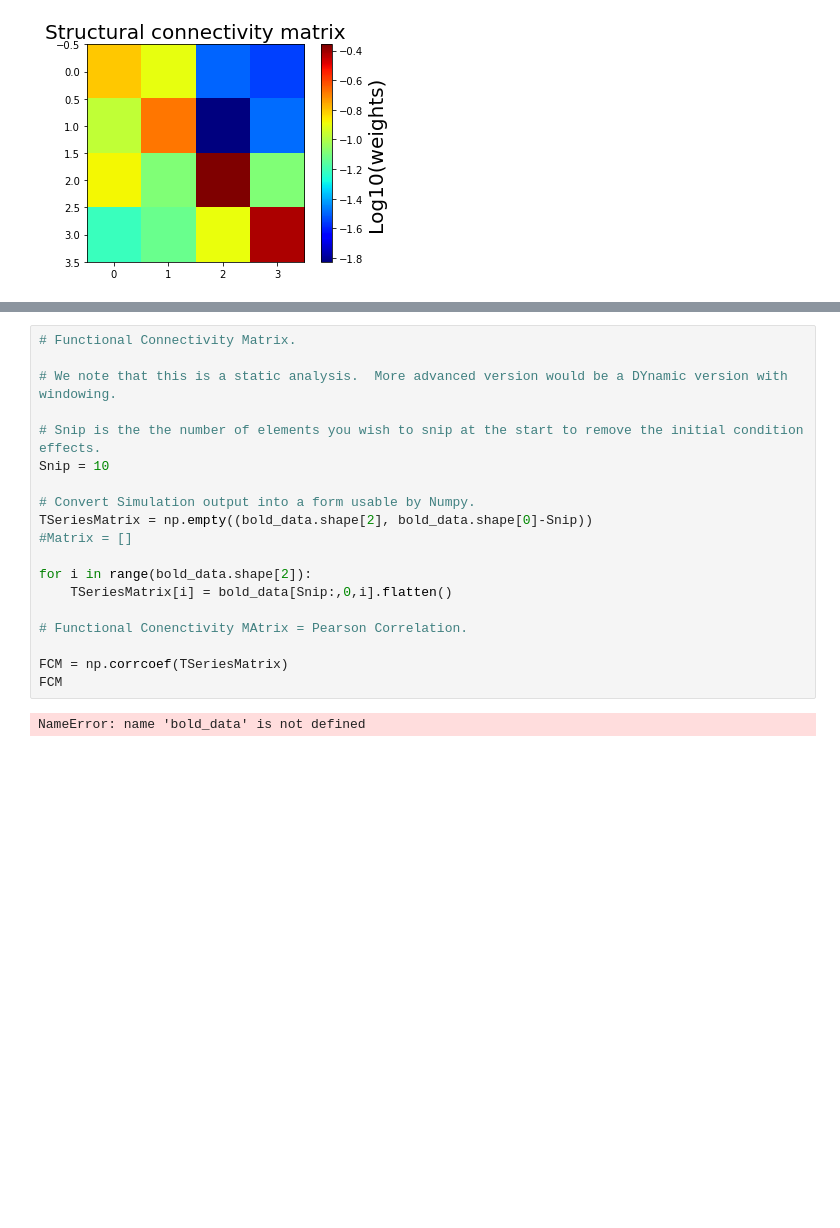
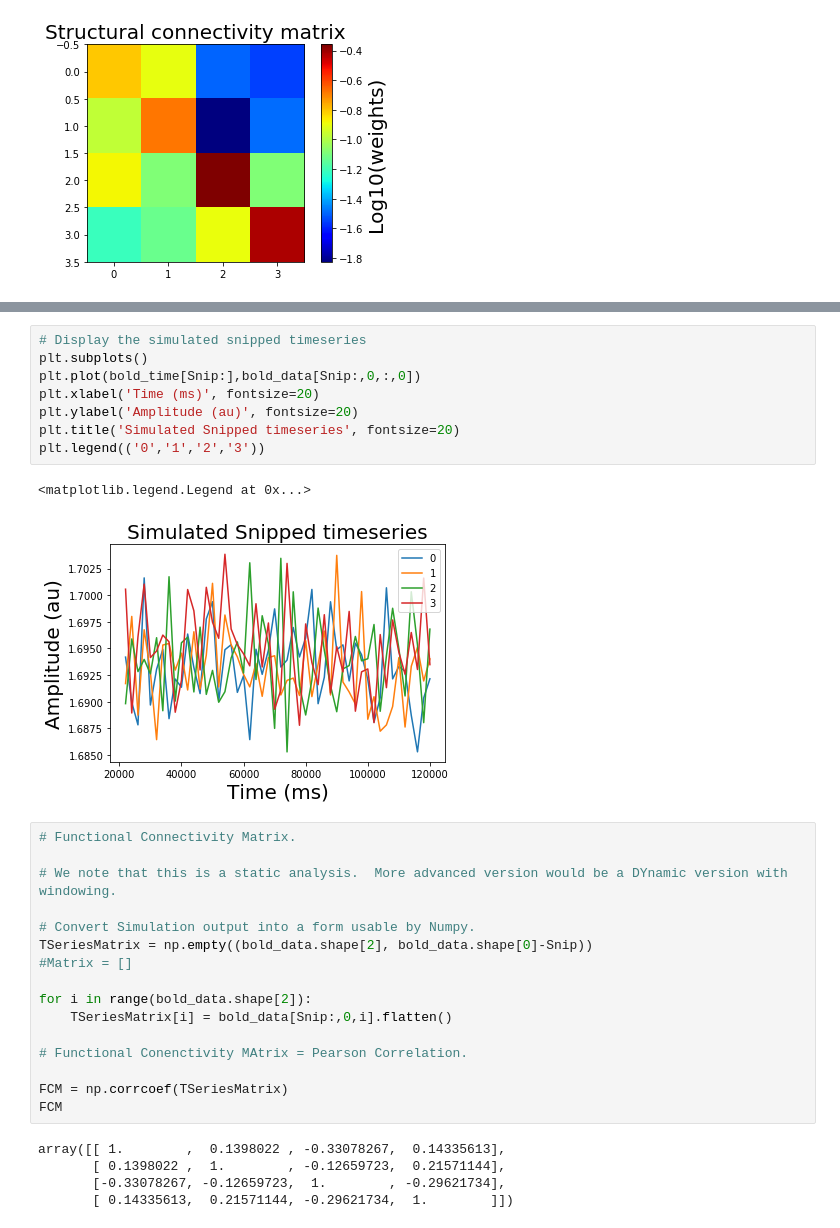
Before and after one commit to Spokhim/MouseBrainModelling, a Jupyter notebook: Jupyter Pipeline.ipynb, the cells around one changed output, grey strips where cells are left out. Cells and saved outputs as stored; diff of their text form; blank space fills up the shorter version.

```diff
--- a/Jupyter Pipeline.ipynb
+++ b/Jupyter Pipeline.ipynb
@@ -103,10 +106,18 @@ IndentationError: expected an indented block (<ipython-input-18-23b5e2bd59fd>, l
+# %%
+# Display the simulated snipped timeseries
+plt.subplots()
+plt.plot(bold_time[Snip:],bold_data[Snip:,0,:,0])
+plt.xlabel('Time (ms)', fontsize=20)
+plt.ylabel('Amplitude (au)', fontsize=20)
+plt.title('Simulated Snipped timeseries', fontsize=20)
+plt.legend(('0','1','2','3'))
+# %% [output]
+<matplotlib.legend.Legend at 0x...>
+[figure, added]
 # %%
 # Functional Connectivity Matrix.
 
 # We note that this is a static analysis.  More advanced version would be a DYnamic version with windowing.
-
-# Snip is the the number of elements you wish to snip at the start to remove the initial condition effects.
-Snip = 10
 
 # Convert Simulation output into a form usable by Numpy.
 TSeriesMatrix = np.empty((bold_data.shape[2], bold_data.shape[0]-Snip))
@@ -120,7 +131,10 @@ for i in range(bold_data.shape[2]):
 FCM = np.corrcoef(TSeriesMatrix)
 FCM
 # %% [output]
-NameError: name 'bold_data' is not defined
+array([[ 1.        ,  0.1398022 , -0.33078267,  0.14335613],
+       [ 0.1398022 ,  1.        , -0.12659723,  0.21571144],
+       [-0.33078267, -0.12659723,  1.        , -0.29621734],
+       [ 0.14335613,  0.21571144, -0.29621734,  1.        ]])
 # %%
 # Plot Matrix
 cs=plt.imshow(FCM, cmap='jet', aspect='equal', interpolation='none')
```
Also changed, not shown: parts of 6 cells of this notebook.
